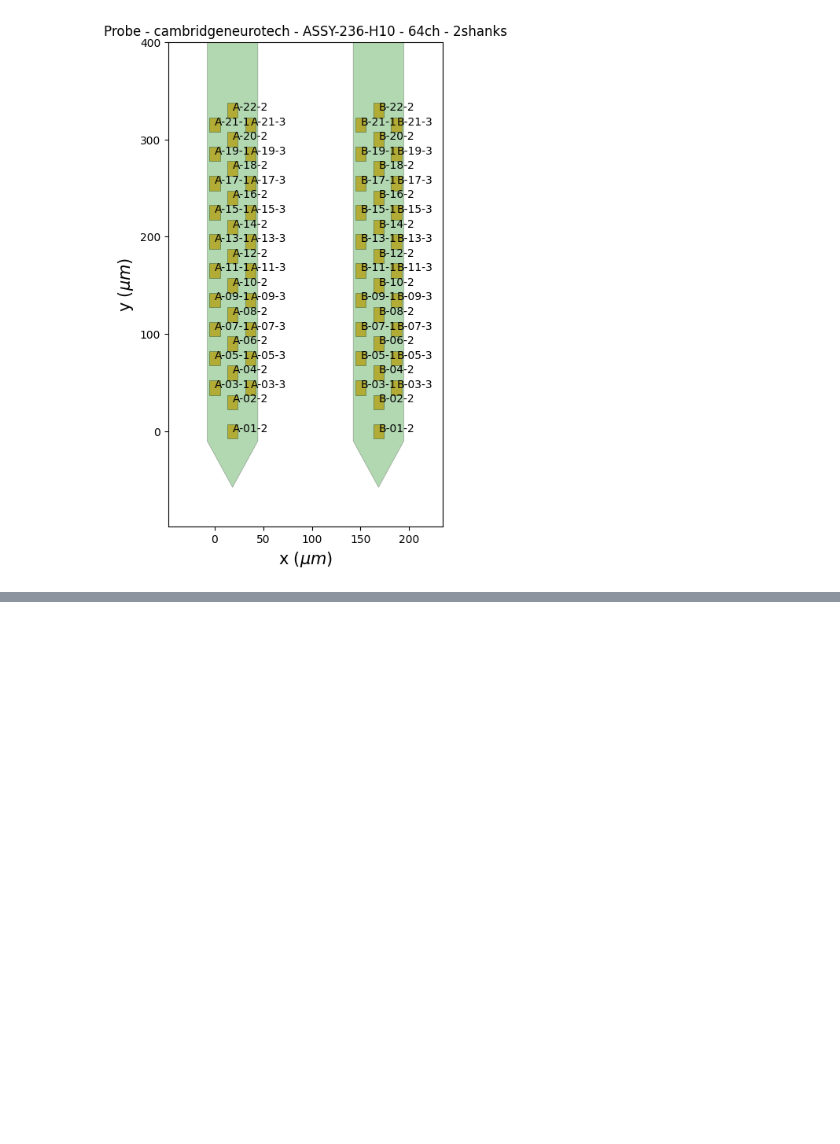
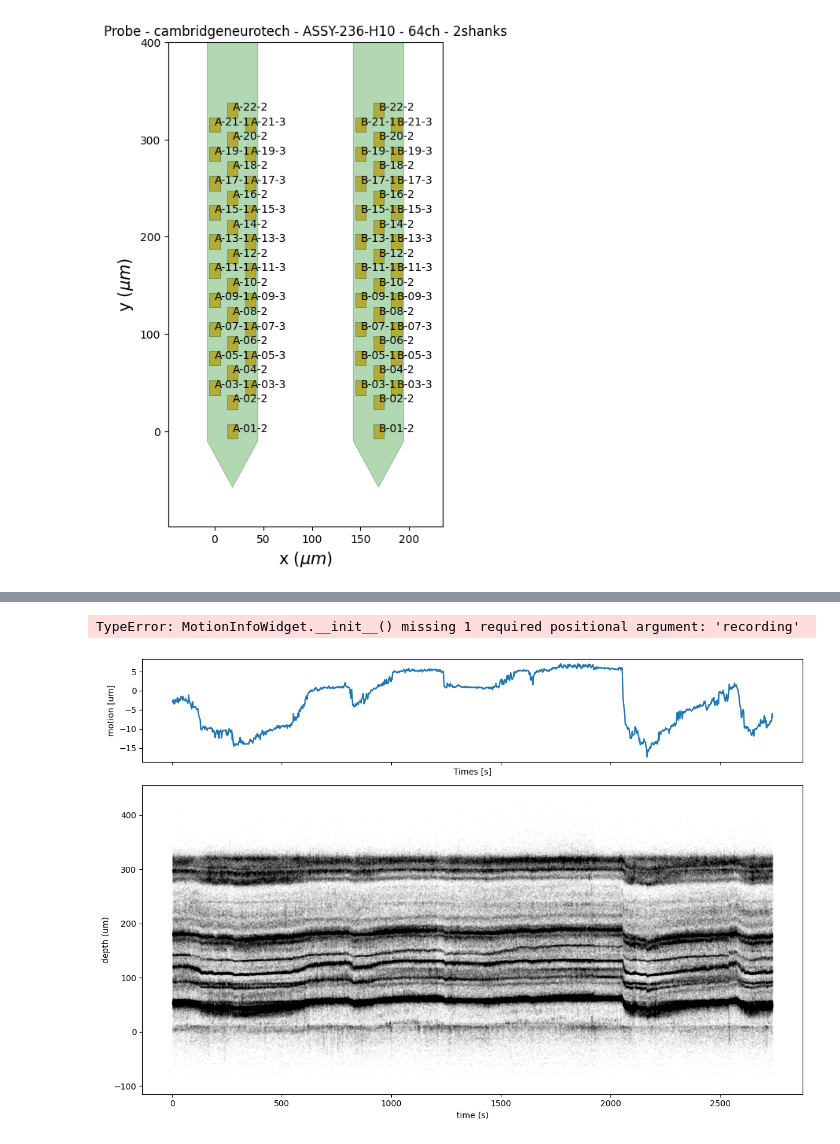
Before and after one commit to isabellow/lhy_hpc, a Jupyter notebook: stim/scratch_si_dartsort.ipynb, the cells around one changed output, grey strips where cells are left out. Cells and saved outputs as stored; diff of their text form; code cells hidden in the pictures; blank space fills up the shorter version.

```diff
--- a/stim/scratch_si_dartsort.ipynb
+++ b/stim/scratch_si_dartsort.ipynb
@@ -86,0 +123,3 @@ recordings_by_shank[1] = ks4_preprocess(recordings_by_shank[1])
+# %%
+recording = recording.set_probe(probe)
+assert (recording.get_num_channels() == recording.get_probe().get_contact_count())
@@ -86,0 +147,44 @@ recordings_by_shank[1] = ks4_preprocess(recordings_by_shank[1])
+# %%
+''' Bandpass filter and common median referencing '''
+rec_filt_cmr = ks4_preprocess(rec_no_stim, filt=True, cmr=True, whiten=False)
+# %%
+''' Estimate drift and plot to check '''
+if os.path.isfile(f'{intan_folder}motion_estimate'):
+    # load pre-existing motion info
+    motion = Motion.load(f'{intan_folder}motion_estimate')
+    motion_info = np.load(f'{intan_folder}motion_info.npz')
+else:
+    # compute motion estimate and info
+    motion, motion_info = spre.compute_motion(
+        rec_filt_cmr,
+        preset="nonrigid_accurate",
+        output_motion_info=True,
+    )
+
+    # save for later
+    motion.save(f'{intan_folder}motion_estimate')
+    np.savez(f'{intan_folder}motion_info.npz',
+             peaks=motion_info["peaks"], peak_locations=motion_info["peak_locations"])
+# %% [output]
+TypeError: MotionInfoWidget.__init__() missing 1 required positional argument: 'recording'
+# %%
+# data params
+peak_times = (motion_info["peaks"]["sample_index"]/rec_filt_cmr.get_sampling_frequency())
+depths = motion_info["peak_locations"]["y"]
+
+# fig params
+fig, (ax0, ax1) = plt.subplots(2, 1, figsize=(12, 8), sharex=True,
+                               gridspec_kw={"height_ratios": [1, 3]})
+
+# motion estimate
+sw.plot_motion(motion, ax=ax0)
+
+# peak localization scatter
+ax1.scatter(peak_times, depths, c='k', s=1, alpha=0.02)
+ax1.set_xlabel("time (s)")
+ax1.set_ylabel("depth (um)")
+
+plt.tight_layout()
+plt.show()
+# %% [output]
+[figure, added]
```
Also changed, not shown: parts of 33 cells of this notebook, 5 other files.
